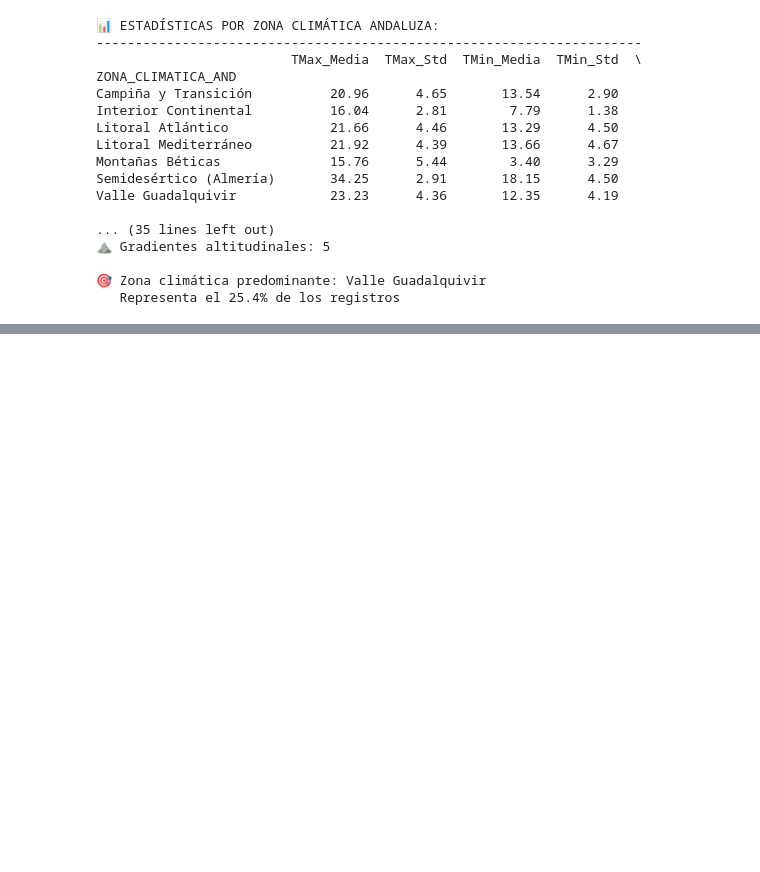
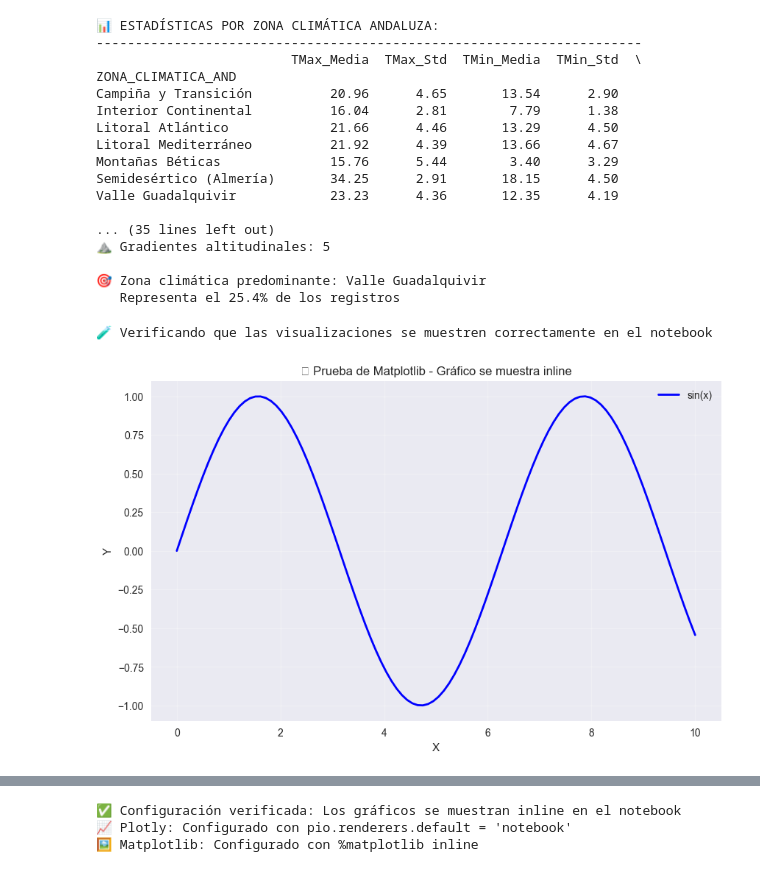
Before and after one commit to BelenP09/Clima_Spain, a Jupyter notebook: Notebook/EDA_Andalucia.ipynb, the cells around one changed output, grey strips where cells are left out. Drawn from its saved outputs; the diff is of its cells as text; code cells hidden in the pictures; blank space fills up the shorter version.

```diff
--- a/Notebook/EDA_Andalucia.ipynb
+++ b/Notebook/EDA_Andalucia.ipynb
@@ -42,6 +42,18 @@ import plotly.express as px
 import plotly.graph_objects as go
 from plotly.subplots import make_subplots
 import plotly.offline as pyo
+import plotly.io as pio
+
+# Configurar visualizaciones inline para Jupyter
+%matplotlib inline
+
+# Configurar Plotly para mostrar gráficos inline en el notebook
+pio.renderers.default = "notebook"
+pyo.init_notebook_mode(connected=True)
+
+# Configurar matplotlib para alta calidad
+plt.rcParams['figure.dpi'] = 100
+plt.rcParams['savefig.dpi'] = 300
 
 # Librerías para análisis estadístico
 from scipy import stats
@@ -56,7 +68,6 @@ import calendar
 
 # Configuración de visualización
 plt.style.use('seaborn-v0_8')
-pyo.init_notebook_mode(connected=True)
 
 # Configuración de pandas
 pd.set_option('display.max_columns', None)
@@ -75,6 +86,8 @@ COLORS_ANDALUCIA = {
 print("✅ Librerías importadas correctamente")
 print("📊 Configuración de visualización aplicada")
 print("🎨 Paleta de colores de Andalucía configurada")
+print("📈 Plotly configurado para mostrar gráficos inline en el notebook")
+print("🖼️ Matplotlib configurado para alta calidad inline")
 # %% [output]
 ✅ Librerías importadas correctamente
 📊 Configuración de visualización aplicada
@@ -2337,3 +2327,43 @@ Valle Guadalquivir            23.23      4.36       12.35      4.19
 
 🎯 Zona climática predominante: Valle Guadalquivir
    Representa el 25.4% de los registros
+# %%
+# Prueba de visualización inline
+print("🧪 Verificando que las visualizaciones se muestren correctamente en el notebook")
+
+# Crear un gráfico simple de prueba con matplotlib
+import matplotlib.pyplot as plt
+import numpy as np
+
+# Datos de ejemplo
+x = np.linspace(0, 10, 100)
+y = np.sin(x)
+
+# Crear gráfico
+plt.figure(figsize=(10, 6))
+plt.plot(x, y, 'b-', linewidth=2, label='sin(x)')
+plt.title('📊 Prueba de Matplotlib - Gráfico se muestra inline')
+plt.xlabel('X')
+plt.ylabel('Y')
+plt.grid(True, alpha=0.3)
+plt.legend()
+plt.show()
+
+# Crear un gráfico de prueba con Plotly
+import plotly.graph_objects as go
+
+fig = go.Figure()
+fig.add_trace(go.Scatter(x=x, y=y, mode='lines', name='sin(x)'))
+fig.update_layout(
+    title='📈 Prueba de Plotly - Gráfico se muestra inline',
+    xaxis_title='X',
+    yaxis_title='Y'
+)
+fig.show()
+
+print("✅ Configuración verificada: Los gráficos se muestran inline en el notebook")
+print("📈 Plotly: Configurado con pio.renderers.default = 'notebook'")
+print("🖼️ Matplotlib: Configurado con %matplotlib inline")
+# %% [output]
+🧪 Verificando que las visualizaciones se muestren correctamente en el notebook
+[figure, added]
@@ -2339,0 +2371,3 @@ Valle Guadalquivir            23.23      4.36       12.35      4.19
+✅ Configuración verificada: Los gráficos se muestran inline en el notebook
+📈 Plotly: Configurado con pio.renderers.default = 'notebook'
+🖼️ Matplotlib: Configurado con %matplotlib inline
```
Also changed, not shown: parts of 8 cells of this notebook, 4 other files.
